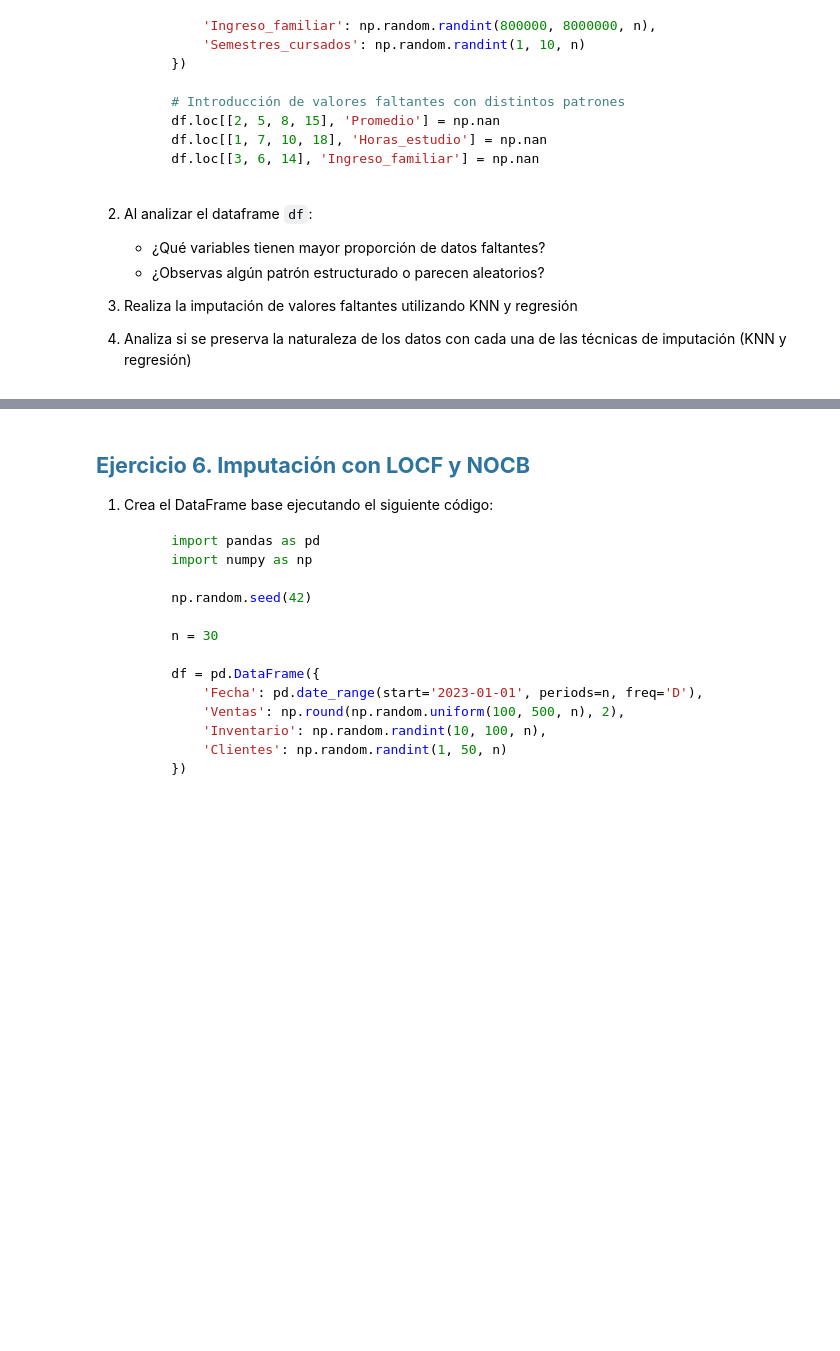
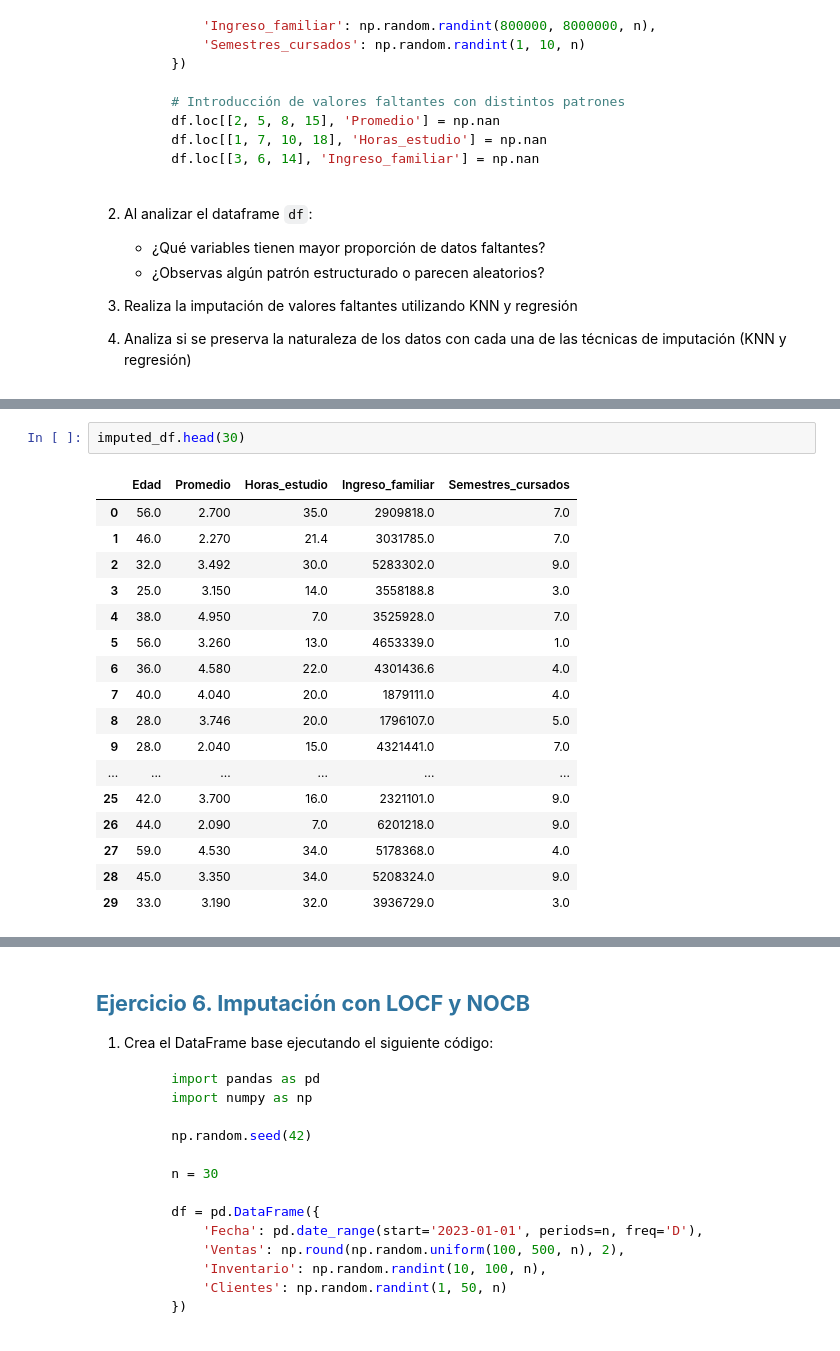
Before and after one commit to eospgonz10/statistical_analytics_homicide, a Jupyter notebook: sesiones_practicas/sp_5_juan_jose_garcia_alvarez_estiven_ospina_gonzalez.ipynb, the cells around one changed output, grey strips where cells are left out. Cells and saved outputs as stored; diff of their text form; blank space fills up the shorter version.

```diff
--- a/sesiones_practicas/sp_5_juan_jose_garcia_alvarez_estiven_ospina_gonzalez.ipynb
+++ b/sesiones_practicas/sp_5_juan_jose_garcia_alvarez_estiven_ospina_gonzalez.ipynb
@@ -395,0 +511,20 @@ display(df.head(11))
+# %%
+imputed_df.head(30)
+# %% [output]
+|  | Edad | Promedio | Horas_estudio | Ingreso_familiar | Semestres_cursados |
+| 0 | 56.0 | 2.700 | 35.0 | 2909818.0 | 7.0 |
+| 1 | 46.0 | 2.270 | 21.4 | 3031785.0 | 7.0 |
+| 2 | 32.0 | 3.492 | 30.0 | 5283302.0 | 9.0 |
+| 3 | 25.0 | 3.150 | 14.0 | 3558188.8 | 3.0 |
+| 4 | 38.0 | 4.950 | 7.0 | 3525928.0 | 7.0 |
+| 5 | 56.0 | 3.260 | 13.0 | 4653339.0 | 1.0 |
+| 6 | 36.0 | 4.580 | 22.0 | 4301436.6 | 4.0 |
+| 7 | 40.0 | 4.040 | 20.0 | 1879111.0 | 4.0 |
+| 8 | 28.0 | 3.746 | 20.0 | 1796107.0 | 5.0 |
+| 9 | 28.0 | 2.040 | 15.0 | 4321441.0 | 7.0 |
+| ... | ... | ... | ... | ... | ... |
+| 25 | 42.0 | 3.700 | 16.0 | 2321101.0 | 9.0 |
+| 26 | 44.0 | 2.090 | 7.0 | 6201218.0 | 9.0 |
+| 27 | 59.0 | 4.530 | 34.0 | 5178368.0 | 4.0 |
+| 28 | 45.0 | 3.350 | 34.0 | 5208324.0 | 9.0 |
+| 29 | 33.0 | 3.190 | 32.0 | 3936729.0 | 3.0 |
```
Also changed, not shown: parts of 11 cells of this notebook.
